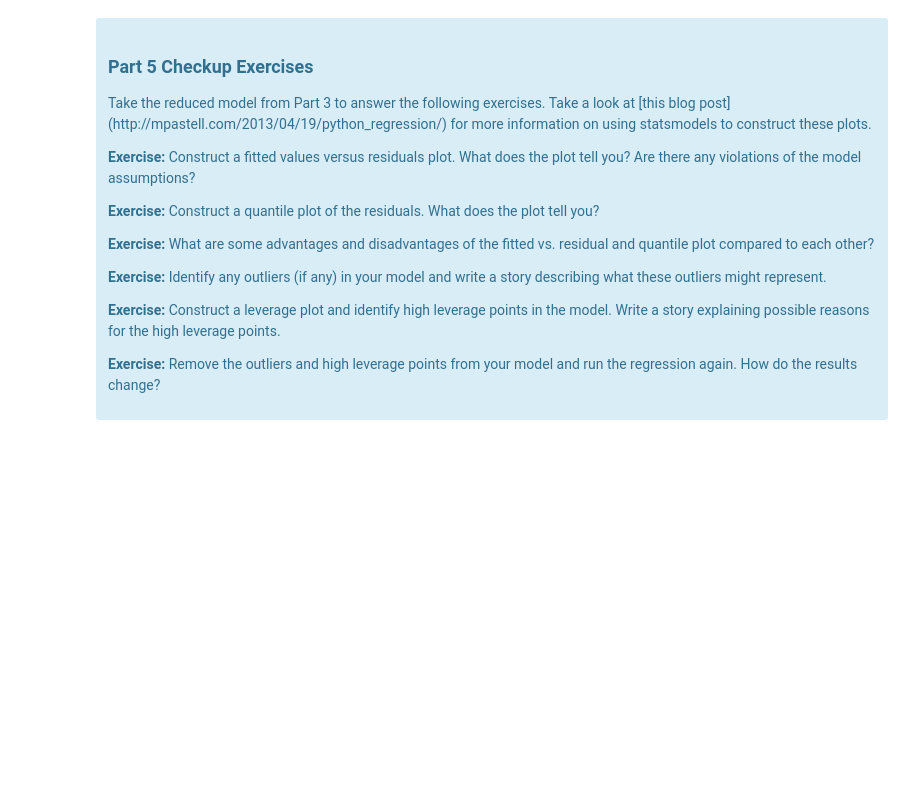
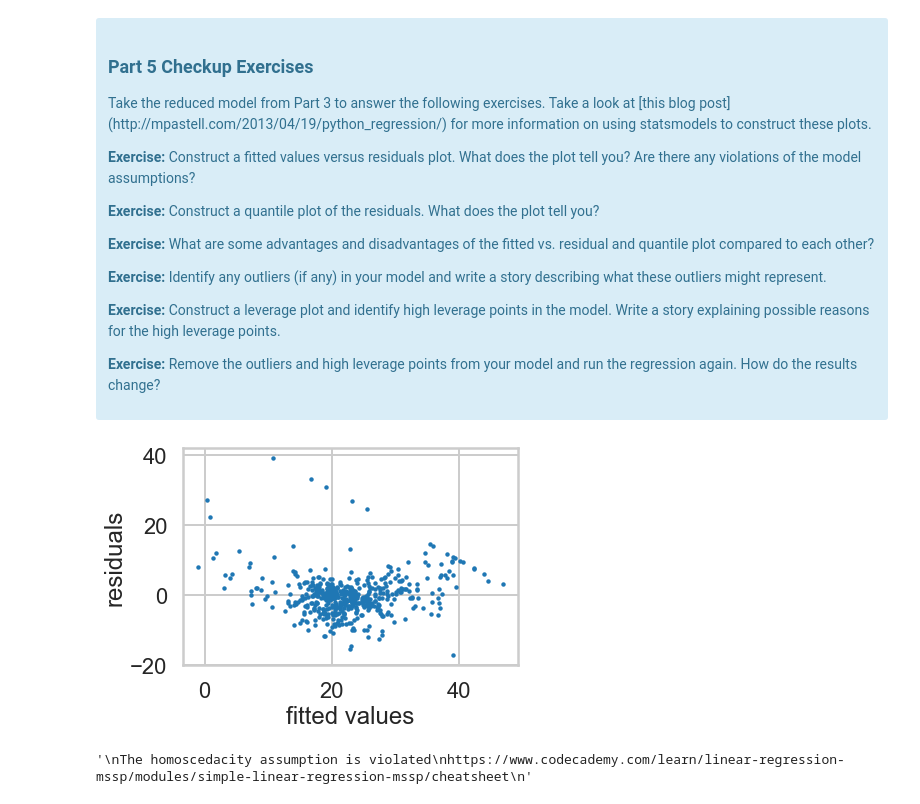
Before and after one commit to DawdlingDaedalus/mec-mini-projects, a Jupyter notebook: mec-11.4.1-linear-regression-mini-project/Mini_Project_Linear_Regression.ipynb, the cells around one changed output. Cells and saved outputs as stored; diff of their text form; code cells hidden in the pictures; blank space fills up the shorter version.

```diff
--- a/mec-11.4.1-linear-regression-mini-project/Mini_Project_Linear_Regression.ipynb
+++ b/mec-11.4.1-linear-regression-mini-project/Mini_Project_Linear_Regression.ipynb
@@ -1199,3 +1199,21 @@ There are some other issues that are important investigate with linear regressio
 </div>
 # %%
 # Your turn.
+fitted_values = lr3.predict()
+residuals = lr3.resid
+# %%
+# Fitted Values vs Residuals Plot
+plt.scatter(fitted_values, residuals, s=6)
+plt.xlabel('fitted values')
+plt.ylabel('residuals')
+plt.show()
+# %% [output]
+[figure, added]
+# %%
+# The homoscedacity assumption
+"""
+The homoscedacity assumption is violated
+https://www.codecademy.com/learn/linear-regression-mssp/modules/simple-linear-regression-mssp/cheatsheet
+"""
+# %% [output]
+'\nThe homoscedacity assumption is violated\nhttps://www.codecademy.com/learn/linear-regression-mssp/modules/simple-linear-regression-mssp/cheatsheet\n'
```
Also changed, not shown: parts of 19 cells of this notebook.
